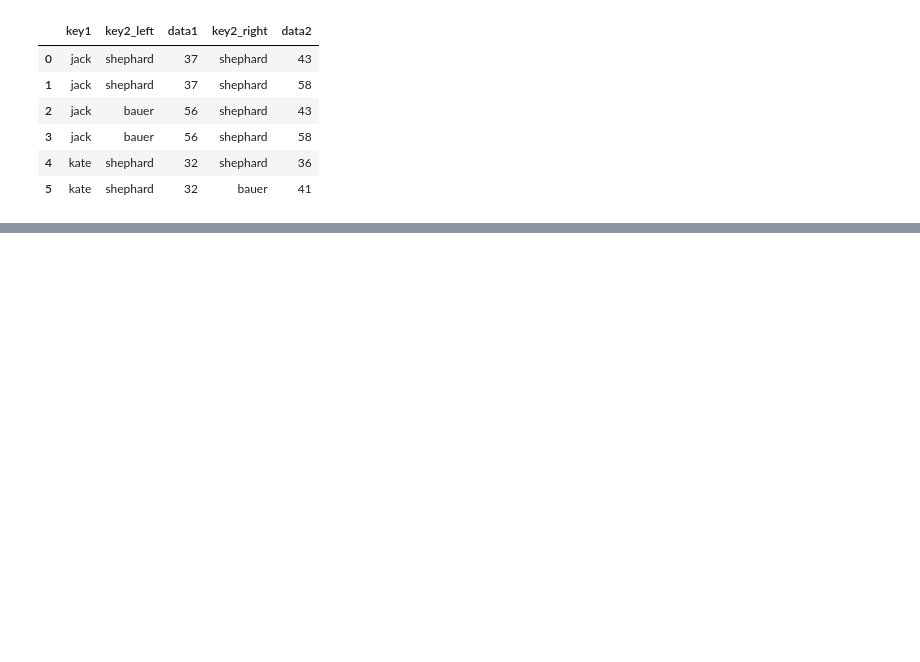
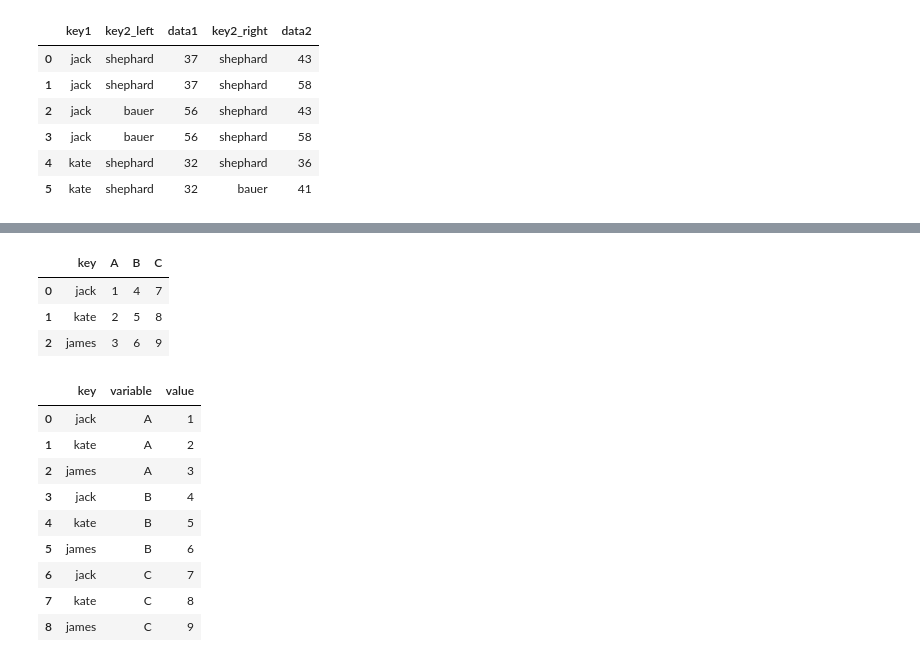
Before and after one commit to deepcloudlabs/dcl702-2020-sep-16, a Jupyter notebook: module07-combining.joining.reshaping.data/exercises.ipynb, the cells around one changed output, grey strips where cells are left out. Drawn from its saved outputs; the diff is of its cells as text; code cells hidden in the pictures; blank space fills up the shorter version.

```diff
--- a/module07-combining.joining.reshaping.data/exercises.ipynb
+++ b/module07-combining.joining.reshaping.data/exercises.ipynb
@@ -179,0 +233,29 @@ pd.merge(frame5,frame6, on="key1", suffixes=('_left', '_right'))
+# %%
+frame11 = pd.DataFrame({
+    'key': ['jack', 'kate', 'james'],
+    'A': [1,2,3],
+    'B': [4,5,6],
+    'C': [7,8,9],
+})
+# %%
+frame11
+# %% [output]
+|  | key | A | B | C |
+| 0 | jack | 1 | 4 | 7 |
+| 1 | kate | 2 | 5 | 8 |
+| 2 | james | 3 | 6 | 9 |
+# %%
+frame12 = pd.melt(frame11, ['key'])
+# %%
+frame12
+# %% [output]
+|  | key | variable | value |
+| 0 | jack | A | 1 |
+| 1 | kate | A | 2 |
+| 2 | james | A | 3 |
+| 3 | jack | B | 4 |
+| 4 | kate | B | 5 |
+| 5 | james | B | 6 |
+| 6 | jack | C | 7 |
+| 7 | kate | C | 8 |
+| 8 | james | C | 9 |
```
Also changed, not shown: parts of 11 cells of this notebook, 2 other files.
